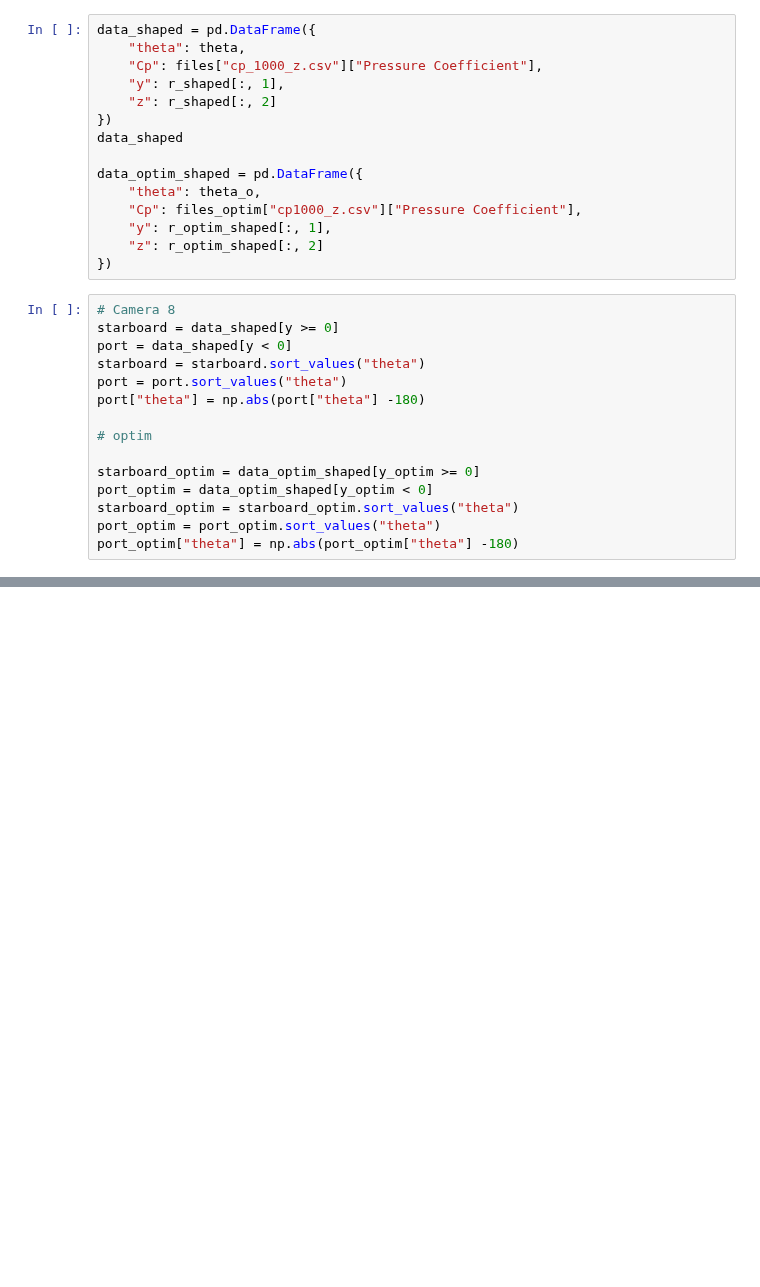
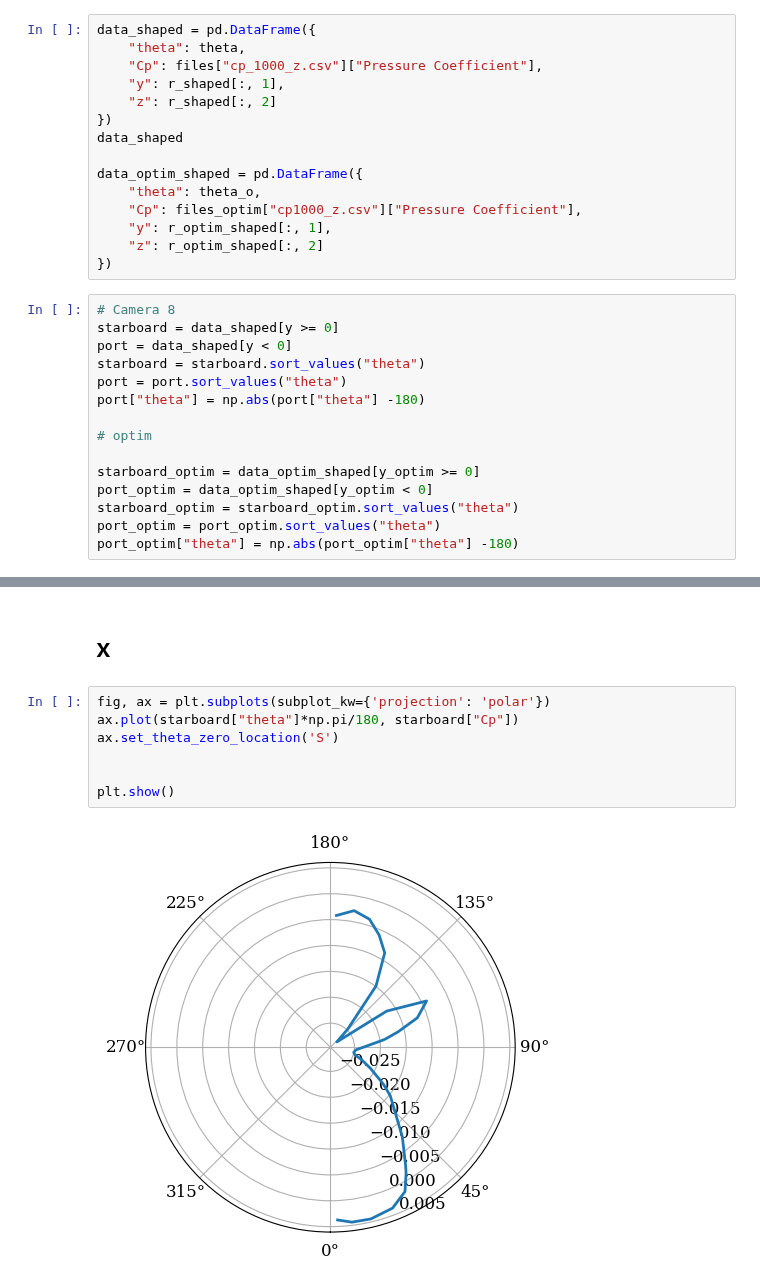
Before and after one commit to samuel321d/Protuberance-Optimization, a Jupyter notebook: Codes/Cp_plots_support.ipynb, the cells around one changed output, grey strips where cells are left out. Drawn from its saved outputs; the diff is of its cells as text; blank space fills up the shorter version.

```diff
--- a/Codes/Cp_plots_support.ipynb
+++ b/Codes/Cp_plots_support.ipynb
@@ -299,0 +272,11 @@ plt.show()
+# %% [markdown]
+# x
+# %%
+fig, ax = plt.subplots(subplot_kw={'projection': 'polar'})
+ax.plot(starboard["theta"]*np.pi/180, starboard["Cp"])
+ax.set_theta_zero_location('S')
+
+
+plt.show()
+# %% [output]
+[figure, added]
```
Also changed, not shown: parts of 15 cells of this notebook, 7 other files.
